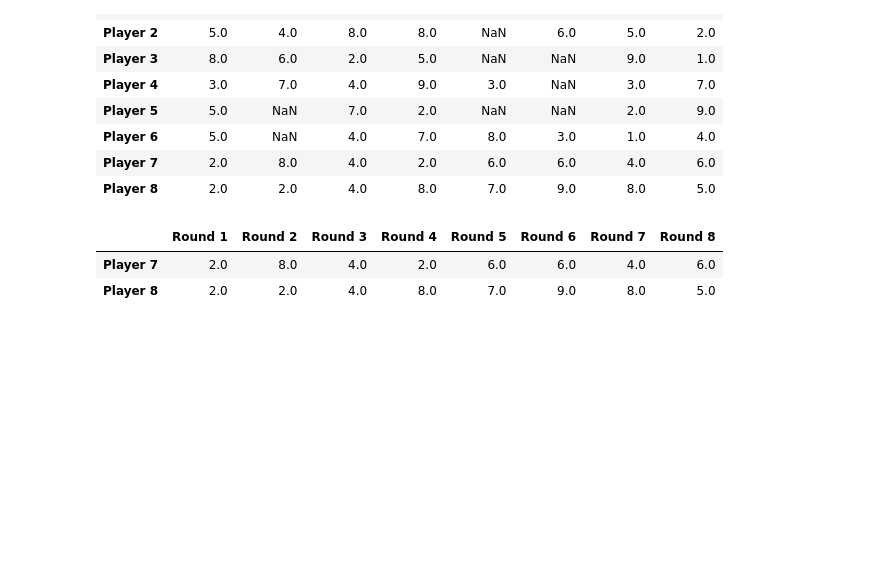
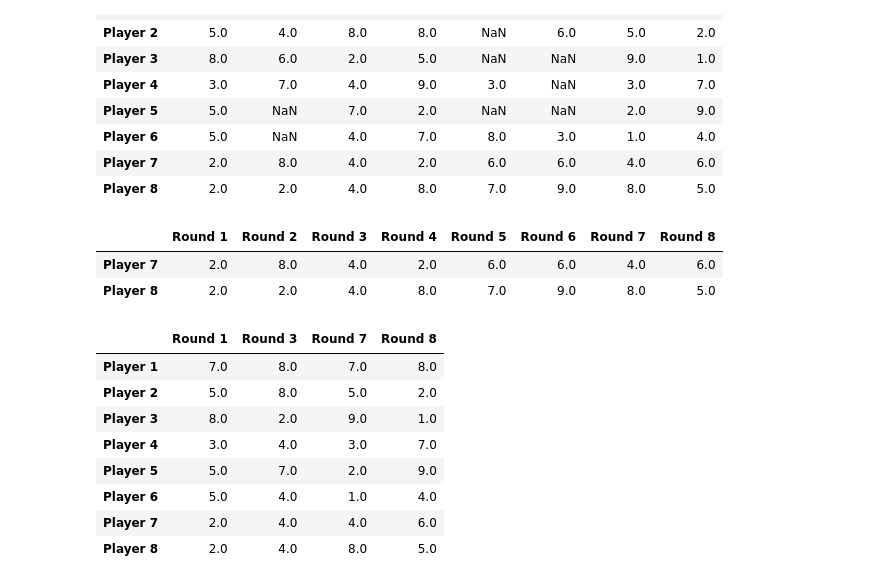
Before and after one commit to AIgineerAB/data_processing_HA24, a Jupyter notebook: code_alongs/L7_missing_data.ipynb, the cells around one changed output. Saved outputs shown, nothing was run; the diff lists cells and outputs as text; code cells hidden in the pictures; blank space fills up the shorter version.

```diff
--- a/code_alongs/L7_missing_data.ipynb
+++ b/code_alongs/L7_missing_data.ipynb
@@ -115,9 +115,22 @@ scores
 | Player 6 | 5.0 | NaN | 4.0 | 7.0 | 8.0 | 3.0 | 1.0 | 4.0 |
 | Player 7 | 2.0 | 8.0 | 4.0 | 2.0 | 6.0 | 6.0 | 4.0 | 6.0 |
 | Player 8 | 2.0 | 2.0 | 4.0 | 8.0 | 7.0 | 9.0 | 8.0 | 5.0 |
+# %%
+# all rows that contains at least one nan will be removed
+scores.dropna()
+# %% [output]
+|  | Round 1 | Round 2 | Round 3 | Round 4 | Round 5 | Round 6 | Round 7 | Round 8 |
+| Player 7 | 2.0 | 8.0 | 4.0 | 2.0 | 6.0 | 6.0 | 4.0 | 6.0 |
+| Player 8 | 2.0 | 2.0 | 4.0 | 8.0 | 7.0 | 9.0 | 8.0 | 5.0 |
 # %%
-scores.dropna()
+scores.dropna(axis="columns")
 # %% [output]
-|  | Round 1 | Round 2 | Round 3 | Round 4 | Round 5 | Round 6 | Round 7 | Round 8 |
-| Player 7 | 2.0 | 8.0 | 4.0 | 2.0 | 6.0 | 6.0 | 4.0 | 6.0 |
-| Player 8 | 2.0 | 2.0 | 4.0 | 8.0 | 7.0 | 9.0 | 8.0 | 5.0 |
+|  | Round 1 | Round 3 | Round 7 | Round 8 |
+| Player 1 | 7.0 | 8.0 | 7.0 | 8.0 |
+| Player 2 | 5.0 | 8.0 | 5.0 | 2.0 |
+| Player 3 | 8.0 | 2.0 | 9.0 | 1.0 |
+| Player 4 | 3.0 | 4.0 | 3.0 | 7.0 |
+| Player 5 | 5.0 | 7.0 | 2.0 | 9.0 |
+| Player 6 | 5.0 | 4.0 | 1.0 | 4.0 |
+| Player 7 | 2.0 | 4.0 | 4.0 | 6.0 |
+| Player 8 | 2.0 | 4.0 | 8.0 | 5.0 |
```
Also changed, not shown: parts of 5 cells of this notebook.
